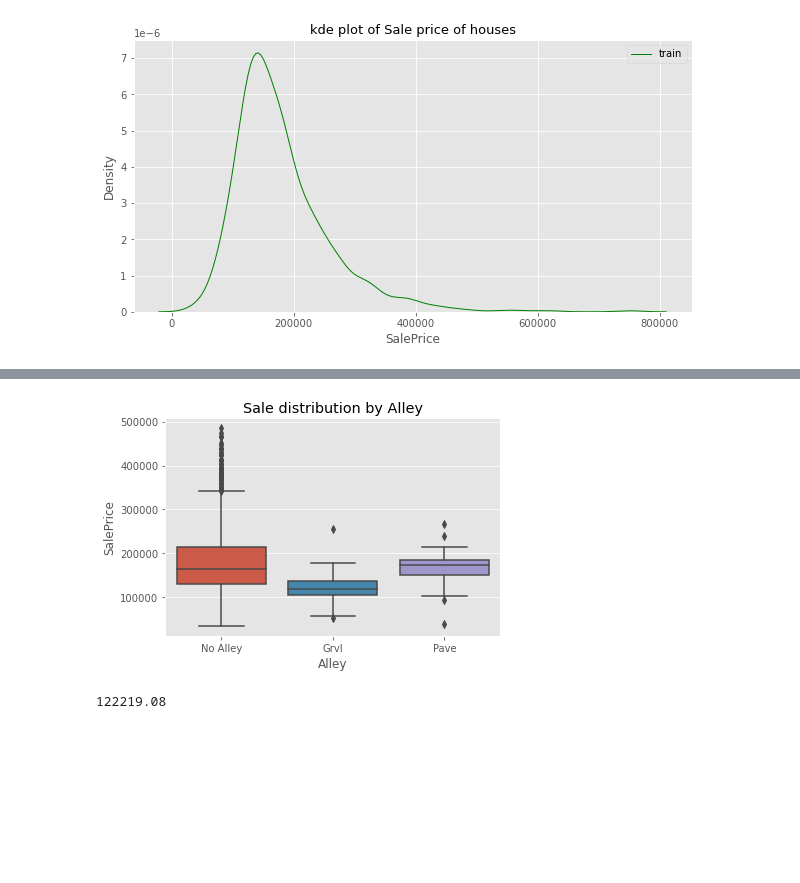
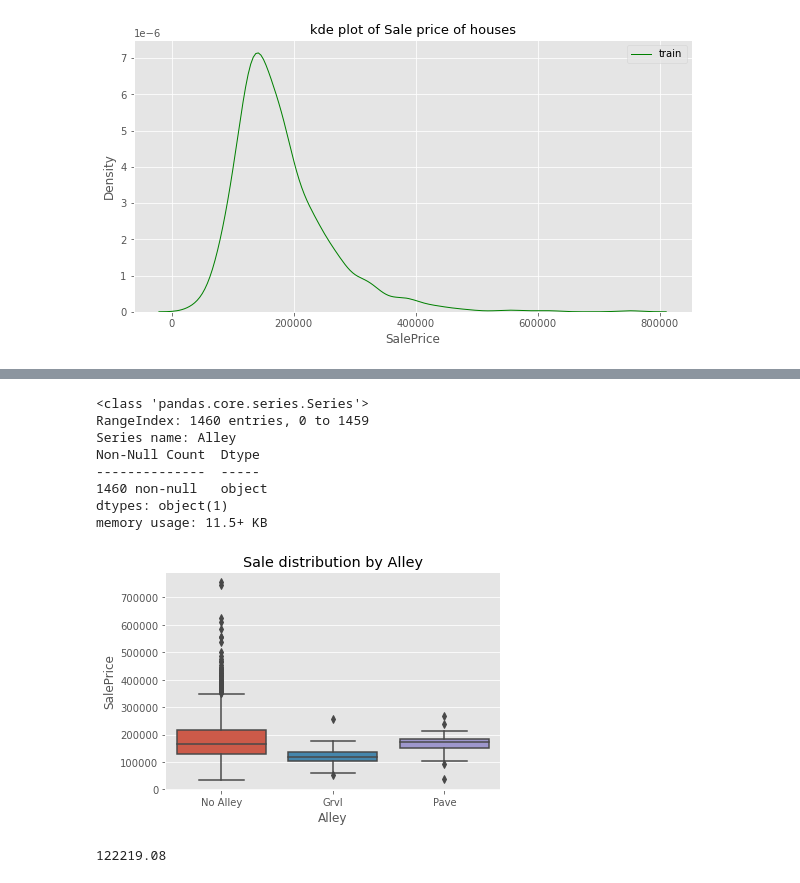
Before and after one commit to Yichen575/kaggle-projects, a Jupyter notebook: house-prices-advanced-regression-techniques/Analysis.ipynb, the cells around one changed output, grey strips where cells are left out. Cells and saved outputs as stored; diff of their text form; code cells hidden in the pictures; blank space fills up the shorter version.

```diff
--- a/house-prices-advanced-regression-techniques/Analysis.ipynb
+++ b/house-prices-advanced-regression-techniques/Analysis.ipynb
@@ -93,0 +157,6 @@ Prices over 500000 can be removed.
+# %%
+# remove outliers
+train = train[train['SalePrice'] < 500000]
+train.info()
+# We can see that some prices are outliers that can be removed to improve the accuracy of our data analysis.
+# Prices over 500000 can be removed.
@@ -94,9 +213,20 @@ Prices over 500000 can be removed.
 # %%
-sns.boxplot(x='Alley', y='SalePrice', data=train[train['SalePrice']< 500000])
+train['Alley'].fillna('No Alley', inplace=True)
+train['Alley'].info()
+
+sns.boxplot(x='Alley', y='SalePrice', data=train)
 plt.title('Sale distribution by Alley')
 plt.show()
 # %% [output]
+<class 'pandas.core.series.Series'>
+RangeIndex: 1460 entries, 0 to 1459
+Series name: Alley
+Non-Null Count  Dtype
+--------------  -----
+1460 non-null   object
+dtypes: object(1)
+memory usage: 11.5+ KB
-[figure, old version]
+[figure, new version]
 # %%
 # price of houses with gravel road alley
 train[train['Alley']=='Grvl']['SalePrice'].mean()
```
Also changed, not shown: parts of 26 cells of this notebook, 1 other file.
